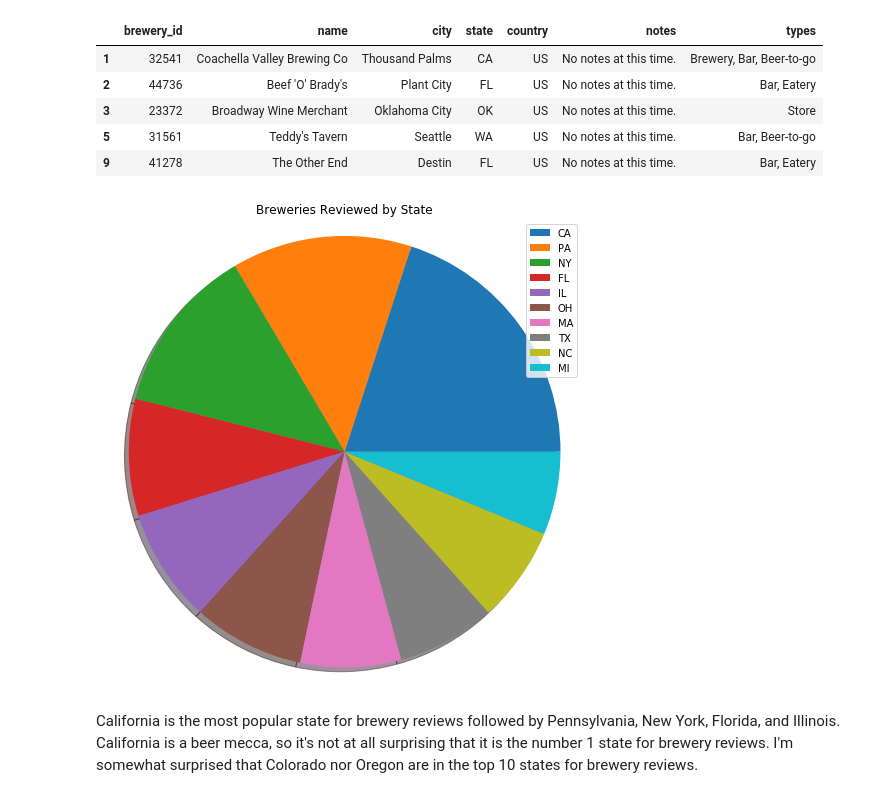
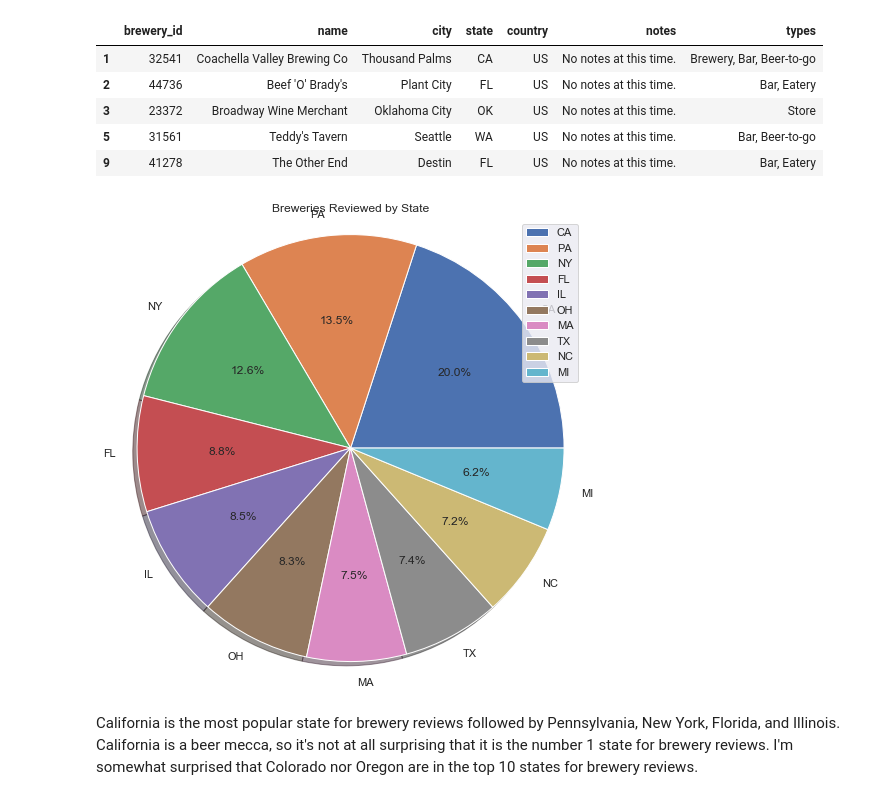
Before and after one commit to kylemcq13/Beer, a Jupyter notebook: Final Capstone - Beer EDA.ipynb, the cells around one changed output. Drawn from its saved outputs; the diff is of its cells as text; code cells hidden in the pictures.

```diff
--- a/Final Capstone - Beer EDA.ipynb
+++ b/Final Capstone - Beer EDA.ipynb
@@ -291,0 +309,10 @@ reviews.head()
+# %%
+#create variable with dropped duplicates of usernames, ie, each row will be a unique username
+reviews_v2 = reviews.drop_duplicates('username')
+
+#build a scatterplot representing each user's average score vs review count
+plt.figure(figsize=(15,7))
+sns.set()
+ax = sns.scatterplot(x='user_count', y='avg_score', data=reviews_v2)
+ax.set(ylim=(0.5, 5.5))
+plt.title('User Review Plot')
@@ -505,26 +553,26 @@ us_breweries.head()
 | 5 | 31561 | Teddy's Tavern | Seattle | WA | US | No notes at this time. | Bar, Beer-to-go |
 | 9 | 41278 | The Other End | Destin | FL | US | No notes at this time. | Bar, Eatery |
 # %%
-#let's make a visualization showing the distribution of countries in the dataset
+#let's make a visualization showing the top breweries reviewed by state
 states = us_breweries[['state', 'name']]
 pie_data = us_breweries.groupby('state').count()
 pie_data= pie_data.reset_index()
-asc_pie_data = pie_data.sort_values(by='name', ascending=False)
+asc_pie_data = pie_data.sort_values(by='name', ascending=False).head(10)
 
 #plot the number of breweries reviewed by country
 state = asc_pie_data['state']
-name = asc_pie_data['name'].sort_values(ascending=False).head(10)
+name = asc_pie_data['name']
 
 plt.figure(figsize=(7,7))
-plt.pie(name, shadow=True)
+plt.pie(name, shadow=True, labels=state, autopct='%.1f%%')
 plt.legend(state, loc='best')
 plt.axis('equal')
 plt.title('Breweries Reviewed by State')
 
 plt.tight_layout()
 plt.show()
 # %% [output]
-[figure, old version]
+[figure, new version]
 # %% [markdown]
 California is the most popular state for brewery reviews followed by Pennsylvania, New York, Florida, and Illinois. California is a beer mecca, so it's not at all surprising that it is the number 1 state for brewery reviews. I'm somewhat surprised that Colorado nor Oregon are in the top 10 states for brewery reviews.
 # %%
```
Also changed, not shown: parts of 47 cells of this notebook.
